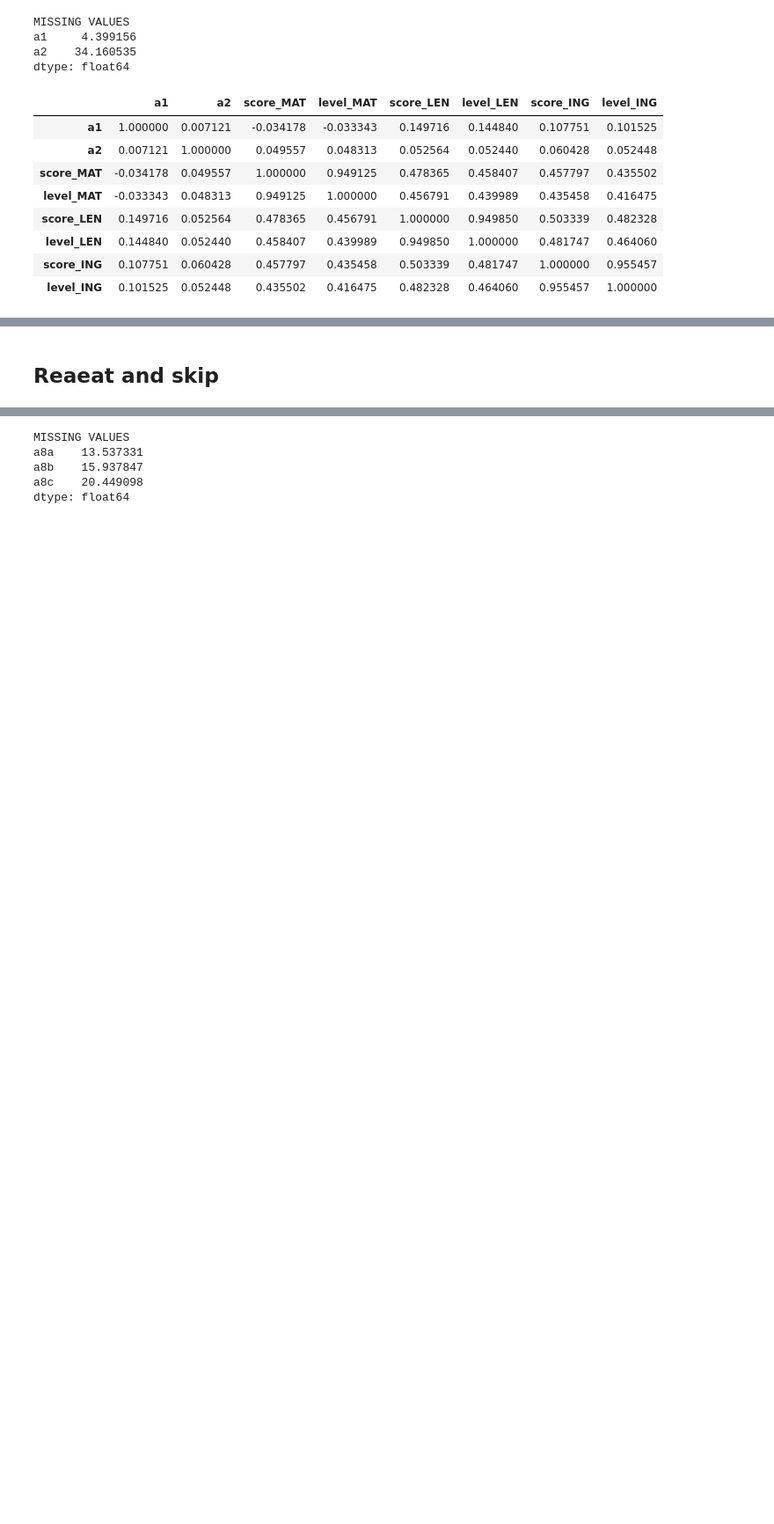
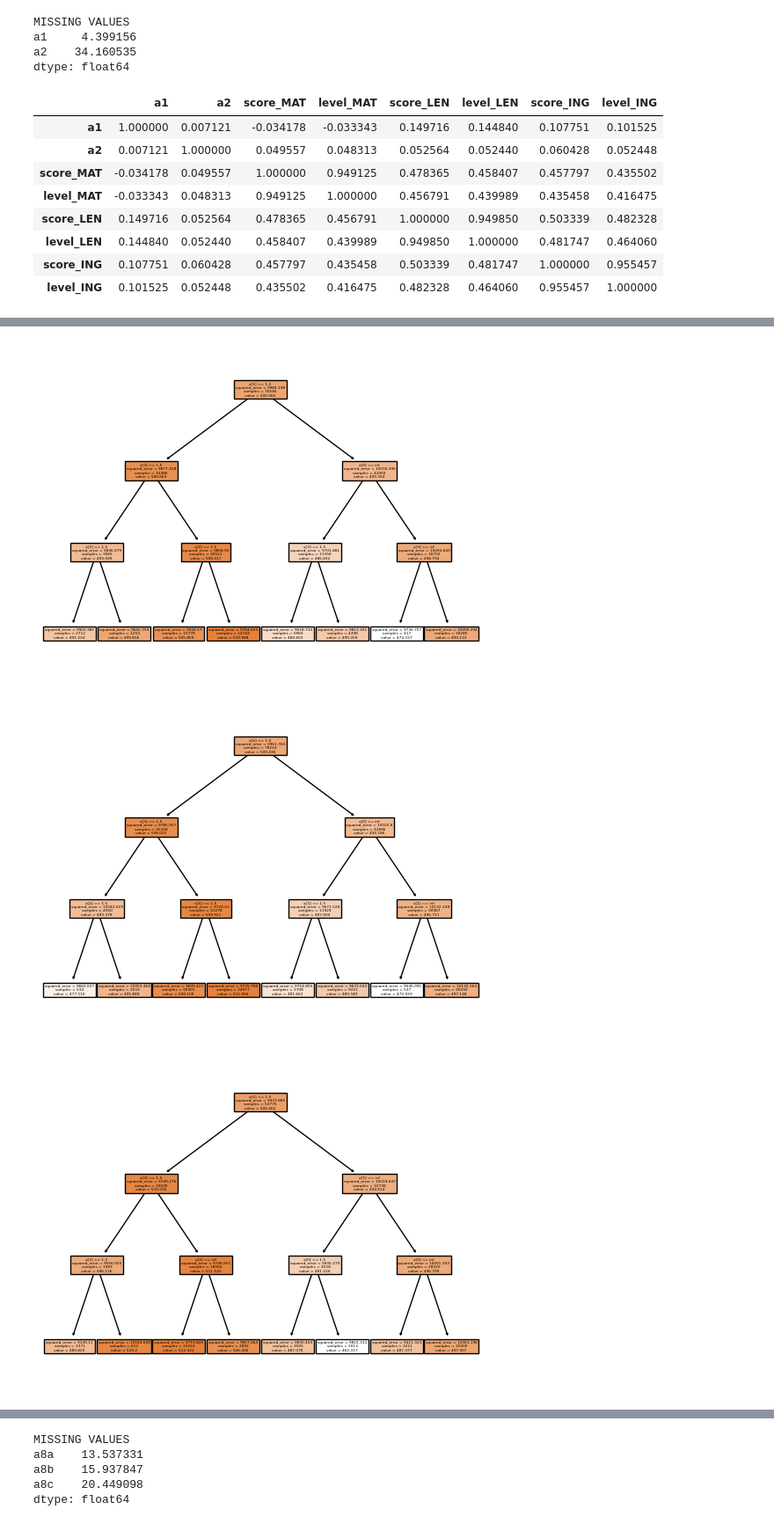
Before and after one commit to aequitas-aod/experiment-ull-dataset-preprocessing, a Jupyter notebook: src/pre_processing/student_questionnaire.ipynb, the cells around one changed output, grey strips where cells are left out. Shown at 88% size. Drawn from its saved outputs; the diff is of its cells as text; code cells hidden in the pictures; blank space fills up the shorter version.

```diff
--- a/src/pre_processing/student_questionnaire.ipynb
+++ b/src/pre_processing/student_questionnaire.ipynb
@@ -172,5 +176,20 @@ dtype: float64
 | level_LEN | -0.039338 | -0.060769 | -0.070631 | -0.001119 | 0.081382 | 0.055284 | 0.458407 | 0.439989 | 0.949850 | ... |
 | score_ING | -0.065230 | -0.085209 | -0.102154 | -0.011578 | 0.088625 | 0.055049 | 0.457797 | 0.435458 | 0.503339 | ... |
 | level_ING | -0.060540 | -0.076969 | -0.093072 | -0.004708 | 0.093330 | 0.054594 | 0.435502 | 0.416475 | 0.482328 | ... |
-# %% [markdown]
-## Reaeat and skip
+# %%
+for subject in ["MAT", "LEN", "ING"]:
+        regr = tree.DecisionTreeRegressor(max_depth=3)
+        regr = regr.fit(df[~df[f"score_{subject}"].isna()][[
+                "a3a",
+                "a3b",
+                "a3c",
+                "a3d",
+                "a3et",
+                "living_with_father_mother",]], df[~df[f"score_{subject}"].isna()][f"score_{subject}"])
+        plt.figure()
+        tree.plot_tree(regr, filled=True)
+        plt.savefig(f"living_with_3_{subject}.svg", format="svg")
+# %% [output]
+[figure, added]
+[figure, added]
+[figure, added]
```
Also changed, not shown: parts of 51 cells of this notebook, 3 other files.
